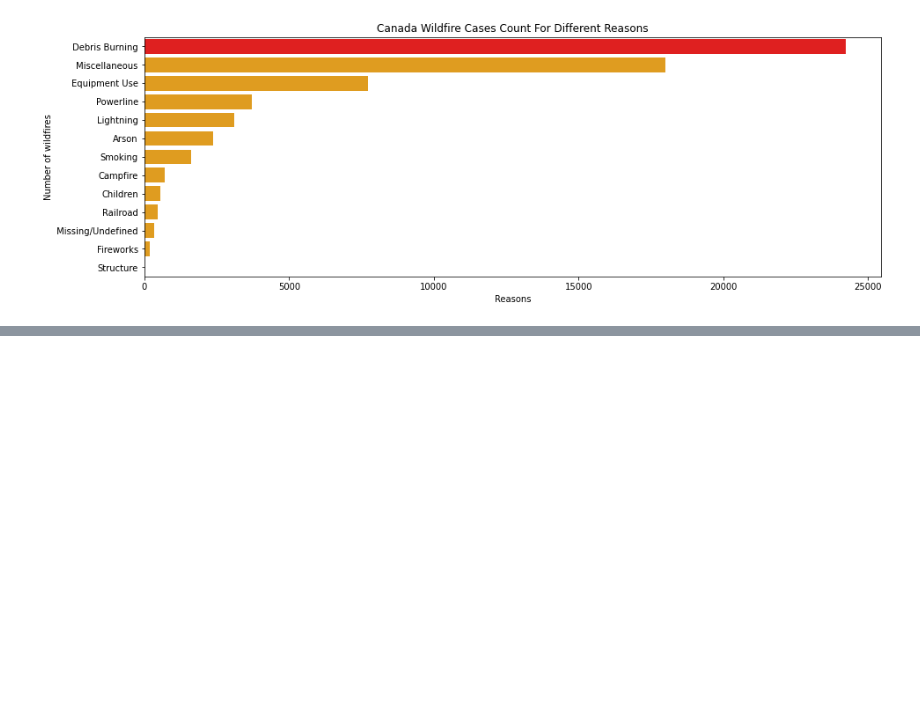
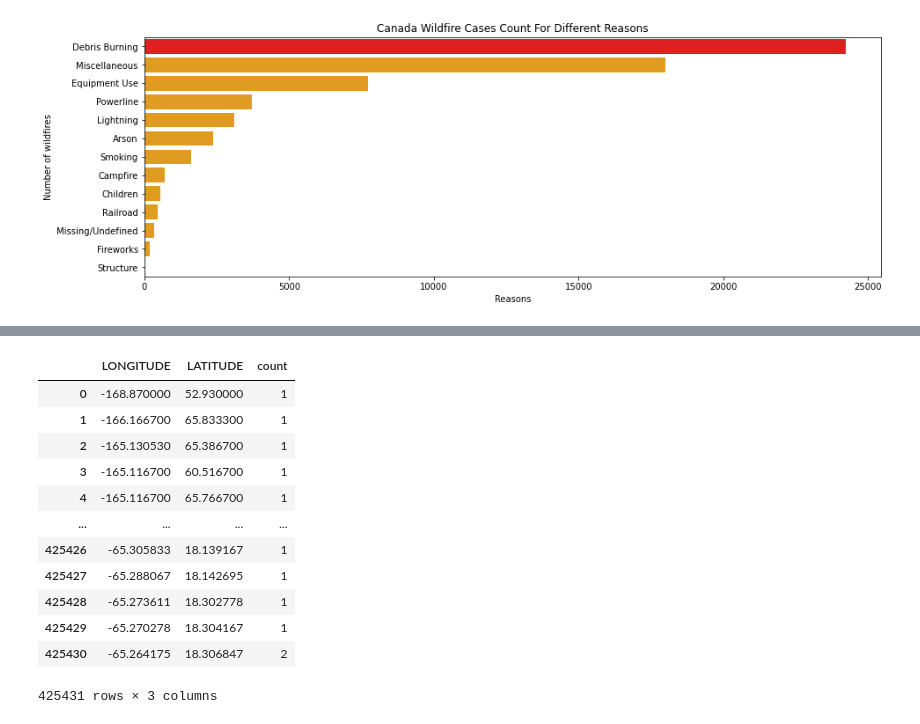
Before and after one commit to huruifu/733-project, a Jupyter notebook: project.ipynb, the cells around one changed output, grey strips where cells are left out. Saved outputs shown, nothing was run; the diff lists cells and outputs as text; code cells hidden in the pictures; blank space fills up the shorter version.

```diff
--- a/project.ipynb
+++ b/project.ipynb
@@ -101,0 +129,16 @@ plt.show()
+# %%
+count_wf
+# %% [output]
+|  | LONGITUDE | LATITUDE | count |
+| 0 | -168.870000 | 52.930000 | 1 |
+| 1 | -166.166700 | 65.833300 | 1 |
+| 2 | -165.130530 | 65.386700 | 1 |
+| 3 | -165.116700 | 60.516700 | 1 |
+| 4 | -165.116700 | 65.766700 | 1 |
+| ... | ... | ... | ... |
+| 425426 | -65.305833 | 18.139167 | 1 |
+| 425427 | -65.288067 | 18.142695 | 1 |
+| 425428 | -65.273611 | 18.302778 | 1 |
+| 425429 | -65.270278 | 18.304167 | 1 |
+| 425430 | -65.264175 | 18.306847 | 2 |
+425431 rows × 3 columns
```
Also changed, not shown: parts of 14 cells of this notebook.
